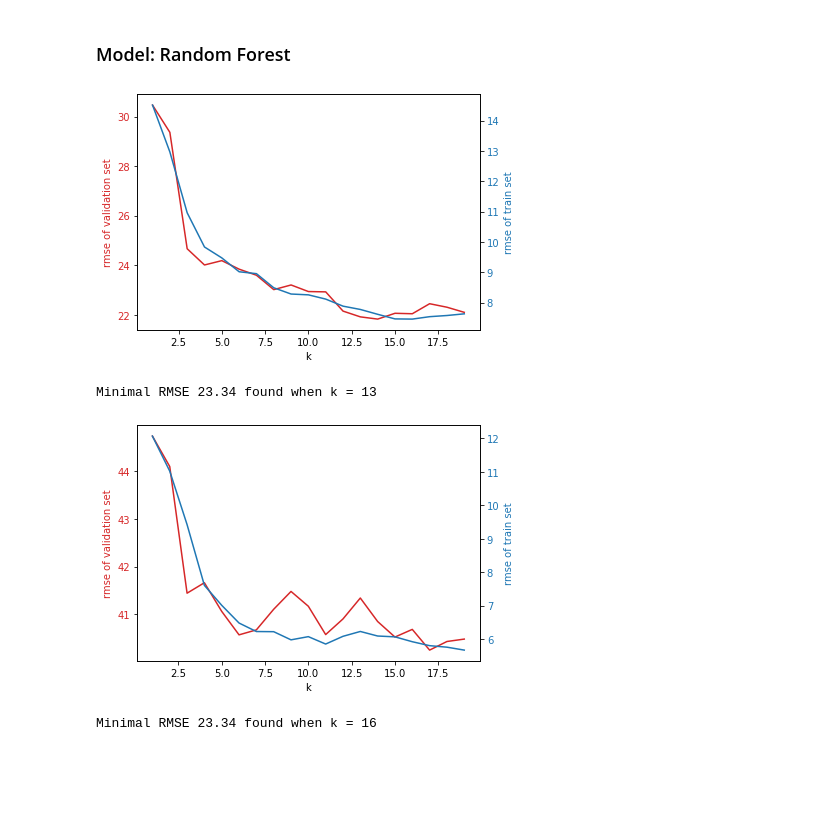
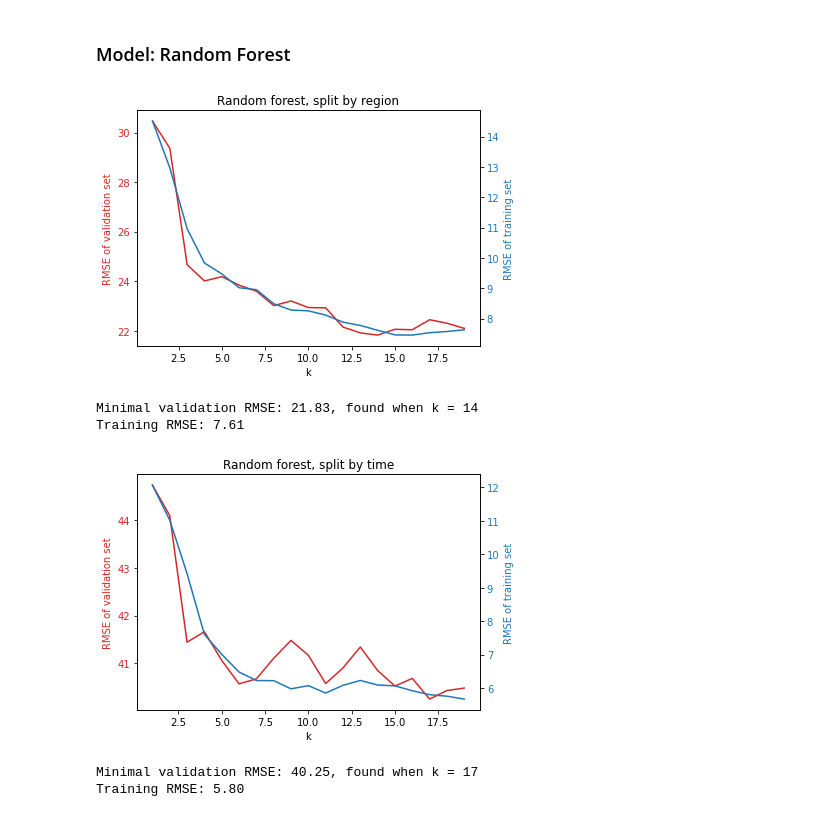
Before and after one commit to JumjieYang/COVID19-ML, a Jupyter notebook: predict.ipynb, the cells around one changed output. Saved outputs shown, nothing was run; the diff lists cells and outputs as text; code cells hidden in the pictures; blank space fills up the shorter version.

```diff
--- a/predict.ipynb
+++ b/predict.ipynb
@@ -162,22 +170,25 @@ for k in range(1,20):
     score_list_train.append(sqrt(metrics.mean_squared_error(train.iloc[:,-1],y_train)))
 fig, ax1 = plt.subplots()
 color = 'tab:red'
-ax1.set_xlabel('# of k')
-ax1.set_ylabel('rmse_val', color=color)
+ax1.set_xlabel('k')
+ax1.set_ylabel('RMSE of validation set', color=color)
 ax1.plot(range(1,20),score_list, color=color)
 ax1.tick_params(axis='y', labelcolor=color)
 
 ax2 = ax1.twinx()
 
 color = 'tab:blue'
-ax2.set_ylabel('rmse_train', color=color)
+ax2.set_ylabel('RMSE of training set', color=color)
 ax2.plot(range(1,20),score_list_train, color=color)
 ax2.tick_params(axis='y', labelcolor=color)
 
 fig.tight_layout()
+plt.title('KNN, split by time')
 plt.show()
-print("Minimal RMSE %.2f" % min(score_list), end=" found when k = ")
+print("Minimal validation RMSE: %.2f" % min(score_list), end=", found when k = ")
 for i, value in enumerate(score_list):
     if value == min(score_list):
-        print (i)
+        print (i+1)
+        break
+print("Training RMSE: %.2f" % score_list_train[i])
 # %% [output]
@@ -197,22 +209,25 @@ for k in range(3,20):
     score_list_train.append(sqrt(metrics.mean_squared_error(train.iloc[:,-1],y_train)))
 fig, ax1 = plt.subplots()
 color = 'tab:red'
-ax1.set_xlabel('# of k')
-ax1.set_ylabel('rmse of validation set', color=color)
+ax1.set_xlabel('maximal depth')
+ax1.set_ylabel('RMSE of validation set', color=color)
 ax1.plot(range(3,20),score_list, color=color)
 ax1.tick_params(axis='y', labelcolor=color)
 
 ax2 = ax1.twinx()
 
 color = 'tab:blue'
-ax2.set_ylabel('rmse of train set', color=color)
+ax2.set_ylabel('RMSE of training set', color=color)
 ax2.plot(range(3,20),score_list_train, color=color)
 ax2.tick_params(axis='y', labelcolor=color)
 
 fig.tight_layout()
+plt.title('Decision tree, split by time')
 plt.show()
-print("Minimal RMSE %.2f" % min(score_list), end=" found when maximal depth = ")
+print("Minimal validation RMSE: %.2f" % min(score_list), end=", found when maximal depth = ")
 for i, value in enumerate(score_list):
     if value == min(score_list):
-        print (i)
+        print (i+1)
+        break
+print("Training RMSE: %.2f" % score_list_train[i])
 # %% [output]
@@ -223,38 +239,43 @@ Minimal RMSE 23.34 found when maximal depth = 3
 # %%
 X = df.iloc[:,2:-1]
 y = df.iloc[:,-1]
 group = df.region_name.astype("category").cat.codes
 group_kfold = GroupKFold(6)
 score_list = []
 score_list_train = []
 for k in range(1,20):
     res = cross_validate(RFR(k,random_state=5), X, y, scoring='neg_root_mean_squared_error', groups=group, cv=group_kfold, return_train_score=True)
     score_list.append(res['test_score'].mean() *(-1))
     score_list_train.append(res['train_score'].mean() *(-1))
 
 fig, ax1 = plt.subplots()
 color = 'tab:red'
 ax1.set_xlabel('k')
-ax1.set_ylabel('rmse of validation set', color=color)
+ax1.set_ylabel('RMSE of validation set', color=color)
 ax1.plot(range(1,20),score_list, color=color)
 ax1.tick_params(axis='y', labelcolor=color)
 
 ax2 = ax1.twinx()
 
 color = 'tab:blue'
-ax2.set_ylabel('rmse of train set', color=color)
+ax2.set_ylabel('RMSE of training set', color=color)
 ax2.plot(range(1,20),score_list_train, color=color)
 ax2.tick_params(axis='y', labelcolor=color)
 
 fig.tight_layout()
+plt.title('Random forest, split by region')
 plt.show()
-print("Minimal RMSE %.2f" % min(score_list), end=" found when k = ")
+
+print("Minimal validation RMSE: %.2f" % min(score_list), end=", found when k = ")
 for i, value in enumerate(score_list):
     if value == min(score_list):
-        print (i)
+        print (i+1)
+        break
+print("Training RMSE: %.2f" % score_list_train[i])
 # %% [output]
-[figure, old version]
+[figure, new version]
-Minimal RMSE 23.34 found when k = 13
+Minimal validation RMSE: 21.83, found when k = 14
+Training RMSE: 7.61
 # %%
 score_list = []
 score_list_train = []
@@ -270,23 +291,27 @@ for k in range(1,20):
 fig, ax1 = plt.subplots()
 color = 'tab:red'
 ax1.set_xlabel('k')
-ax1.set_ylabel('rmse of validation set', color=color)
+ax1.set_ylabel('RMSE of validation set', color=color)
 ax1.plot(range(1,20),score_list, color=color)
 ax1.tick_params(axis='y', labelcolor=color)
 
 ax2 = ax1.twinx()
 
 color = 'tab:blue'
-ax2.set_ylabel('rmse of train set', color=color)
+ax2.set_ylabel('RMSE of training set', color=color)
 ax2.plot(range(1,20),score_list_train, color=color)
 ax2.tick_params(axis='y', labelcolor=color)
 
 fig.tight_layout()
+plt.title('Random forest, split by time')
 plt.show()
-print("Minimal RMSE %.2f" % min(score_list), end=" found when k = ")
+print("Minimal validation RMSE: %.2f" % min(score_list), end=", found when k = ")
 for i, value in enumerate(score_list):
     if value == min(score_list):
-        print (i)
+        print (i+1)
+        break
+print("Training RMSE: %.2f" % score_list_train[i])
 # %% [output]
-[figure, old version]
+[figure, new version]
-Minimal RMSE 23.34 found when k = 16
+Minimal validation RMSE: 40.25, found when k = 17
+Training RMSE: 5.80
```
Also changed, not shown: parts of 4 cells of this notebook.
